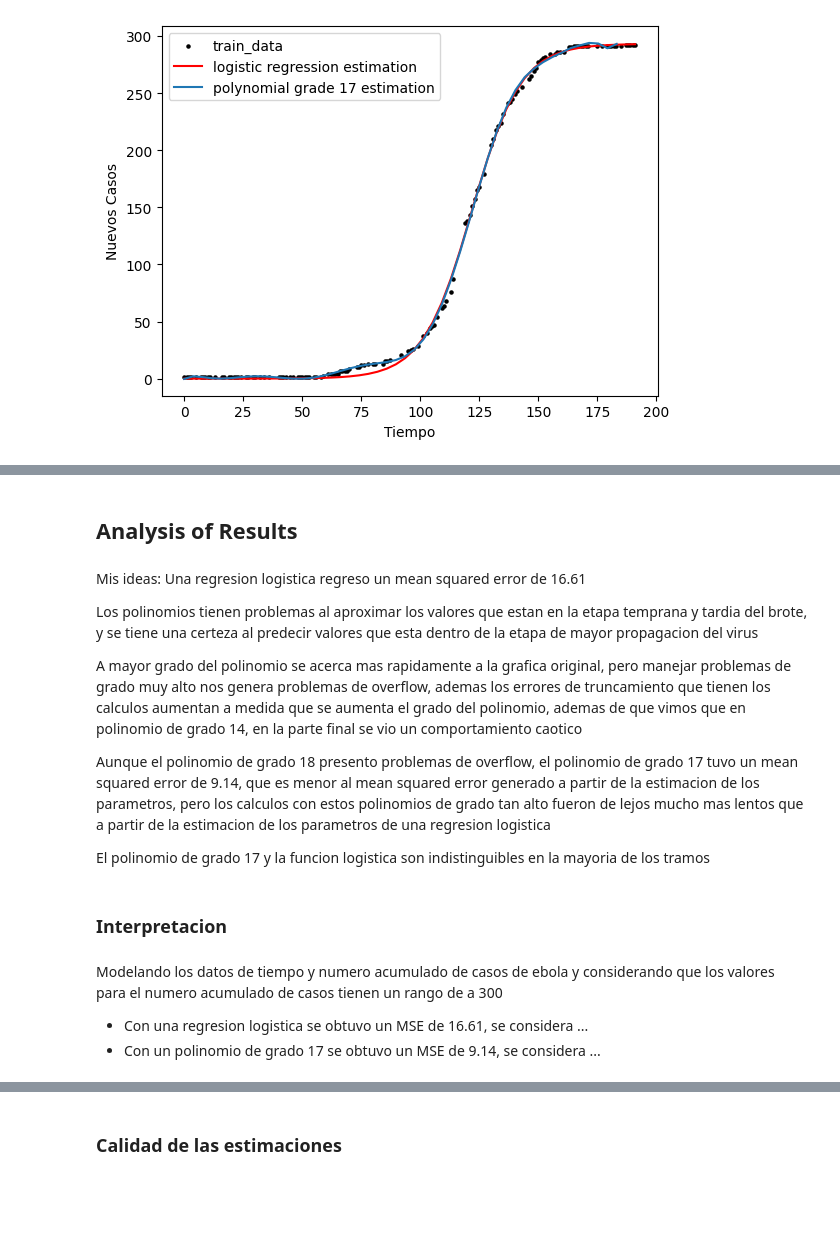
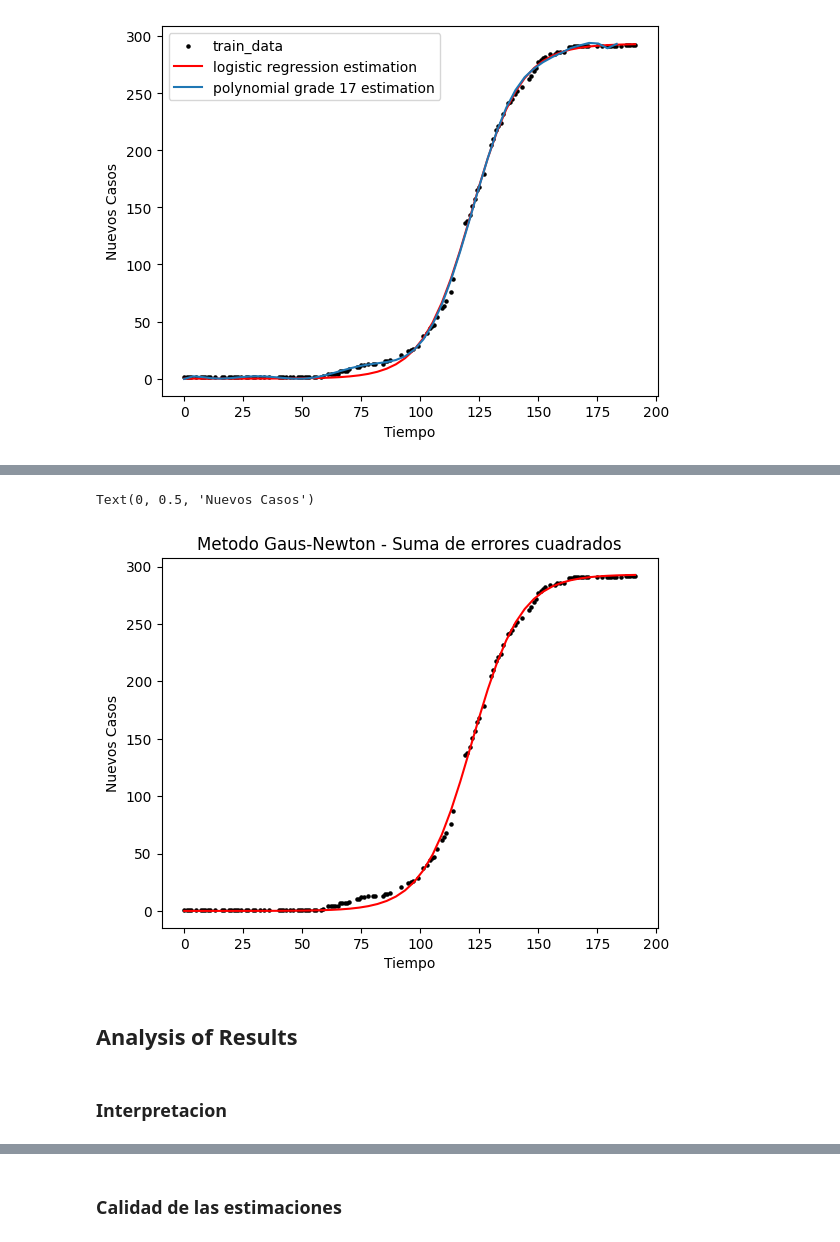
Before and after one commit to unalmedmathnum/Correa-Garcia-Lizcano-Velez, a Jupyter notebook: Tarea 2/least_squares.ipynb, the cells around one changed output, grey strips where cells are left out. Saved outputs shown, nothing was run; the diff lists cells and outputs as text; code cells hidden in the pictures; blank space fills up the shorter version.

```diff
--- a/Tarea 2/least_squares.ipynb
+++ b/Tarea 2/least_squares.ipynb
@@ -390,19 +402,13 @@ P_8(x) = (-9.68)x^0 + (5.75)x^1 + (-0.61)x^2 + (0.03)x^3 + (-0.0)x^4 + (0.0)x^5
+# %%
+plt.scatter(train_X, train_Y, s = 5, color='black', label = "train_data")
+plt.plot(new_X, new_Y_gauss, color='red', label="logistic regression estimation")
+plt.title(f"Metodo Gaus-Newton - Suma de errores cuadrados")
+plt.xlabel('Tiempo')
+plt.ylabel('Nuevos Casos')
+# %% [output]
+Text(0, 0.5, 'Nuevos Casos')
+[figure, added]
 # %% [markdown]
 ## Analysis of Results
-# %% [markdown]
-Mis ideas:
-Una regresion logistica regreso un mean squared error de 16.61
-
-Los polinomios tienen problemas al aproximar los valores que estan en la etapa temprana y tardia del brote, y se tiene una certeza al predecir valores que esta dentro de la etapa de mayor propagacion del virus
-
-A mayor grado del polinomio se acerca mas rapidamente a la grafica original, pero manejar problemas de grado muy alto nos genera problemas de overflow, ademas los errores de truncamiento que tienen los calculos aumentan a medida que se aumenta el grado del polinomio, ademas de que vimos que en polinomio de grado 14, en la parte final se vio un comportamiento caotico
-
-Aunque el polinomio de grado 18 presento problemas de overflow, el polinomio de grado 17 tuvo un mean squared error de 9.14, que es menor al mean squared error generado a partir de la estimacion de los parametros, pero los calculos con estos polinomios de grado tan alto fueron de lejos mucho mas lentos que a partir de la estimacion de los parametros de una regresion logistica
-
-El polinomio de grado 17 y la funcion logistica son indistinguibles en la mayoria de los tramos
 # %% [markdown]
 ### Interpretacion
-# %% [markdown]
-Modelando los datos de tiempo y numero acumulado de casos de ebola y considerando que los valores para el numero acumulado de casos tienen un rango de a 300
-- Con una regresion logistica se obtuvo un MSE de 16.61, se considera ...
-- Con un polinomio de grado 17 se obtuvo un MSE de 9.14, se considera ...
```
Also changed, not shown: parts of 13 cells of this notebook.
